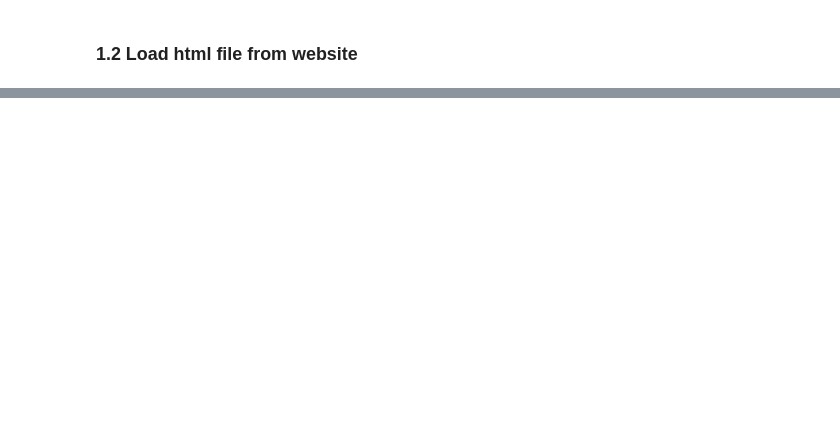
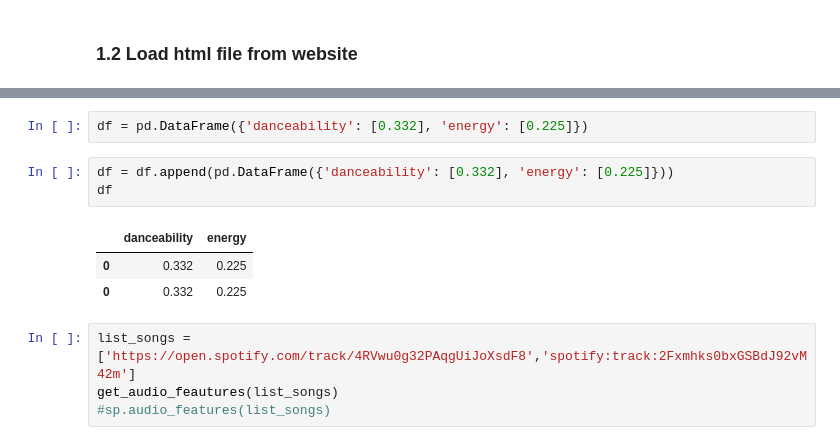
Before and after one commit to ElRapa/Song_Recommender, a Jupyter notebook: test_notebook.ipynb, the cells around one changed output, grey strips where cells are left out. Saved outputs shown, nothing was run; the diff lists cells and outputs as text; blank space fills up the shorter version.

```diff
--- a/test_notebook.ipynb
+++ b/test_notebook.ipynb
@@ -18,0 +155,13 @@ SyntaxError: invalid syntax (Temp/ipykernel_16088/1427157310.py, line 1)
+# %%
+df = pd.DataFrame({'danceability': [0.332], 'energy': [0.225]})
+# %%
+df = df.append(pd.DataFrame({'danceability': [0.332], 'energy': [0.225]}))
+df
+# %% [output]
+|  | danceability | energy |
+| 0 | 0.332 | 0.225 |
+| 0 | 0.332 | 0.225 |
+# %%
+list_songs =['https://open.spotify.com/track/4RVwu0g32PAqgUiJoXsdF8','spotify:track:2Fxmhks0bxGSBdJ92vM42m']
+get_audio_feautures(list_songs)
+#sp.audio_features(list_songs)
```
Also changed, not shown: parts of 15 cells of this notebook, 11 other files.
